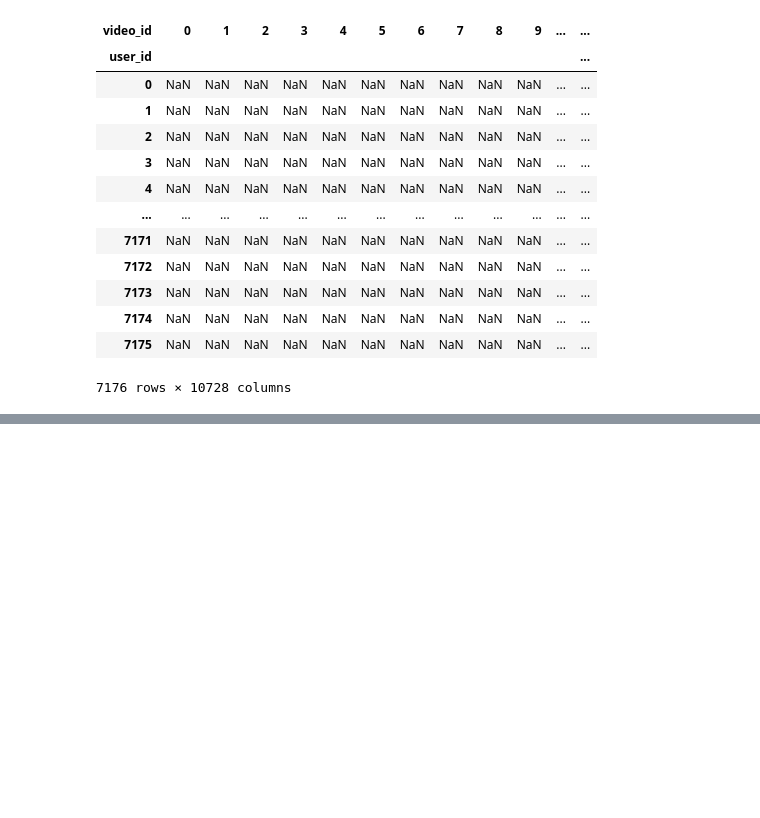
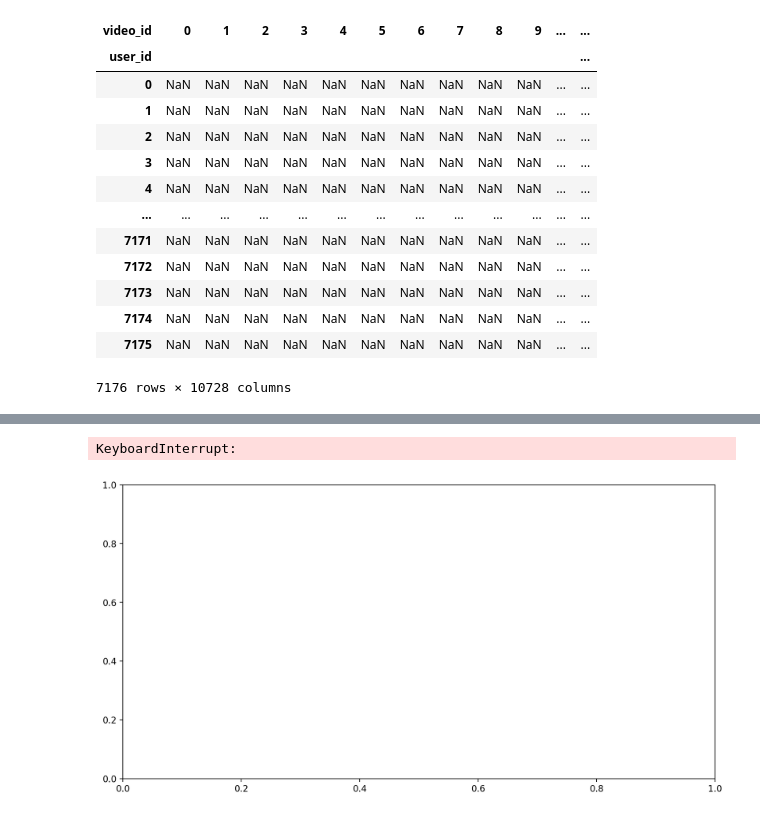
Before and after one commit to alexis-le-trung/FinalProject_2025_Alexis.LE-TRUNG, a Jupyter notebook: proposed_solution/solution.ipynb, the cells around one changed output, grey strips where cells are left out. Cells and saved outputs as stored; diff of their text form; code cells hidden in the pictures; blank space fills up the shorter version.

```diff
--- a/proposed_solution/solution.ipynb
+++ b/proposed_solution/solution.ipynb
@@ -13,7 +15,7 @@ plt.rcParams["figure.figsize"] = (20, 13)
 # %% [markdown]
 # Data Analyse
 # %%
-interactions = pd.read_csv("./data_final_project/KuaiRec 2.0/data/big_matrix.csv")
+interactions = pd.read_csv("./KuaiRec 2.0/data/big_matrix.csv")
 
 interactions.head()
 # %% [output]
@@ -168,7 +333,7 @@ test.plot()
 # %%
 
 
-interactions['rating'] = np.where(interactions['watch_ratio'] > 0.8,1,0)
+interactions['rating'] = np.where(interactions['watch_ratio'] > 0.2,1,0)
 # %%
 interactions['rating']
 # %% [output]
@@ -206,0 +523,3 @@ rating_matrix
+# %%
+interactions['rating'] = interactions['watch_ratio'].clip(upper=1.0)
+interactions
@@ -206,0 +540,15 @@ rating_matrix
+# %%
+# Compter les occurrences de chaque valeur de rating
+rating_counts = interactions['rating'].value_counts()
+
+# Tracer un histogramme
+plt.figure(figsize=(12, 6))
+rating_counts.sort_index().plot(kind='bar', color='skyblue')
+plt.title("Distribution des Ratings")
+plt.xlabel("Valeur du Rating")
+plt.ylabel("Nombre d'occurrences")
+plt.grid(axis='y', alpha=0.3)
+plt.show()
+# %% [output]
+KeyboardInterrupt:
+[figure, added]
```
Also changed, not shown: parts of 54 cells of this notebook, 1 other file.
